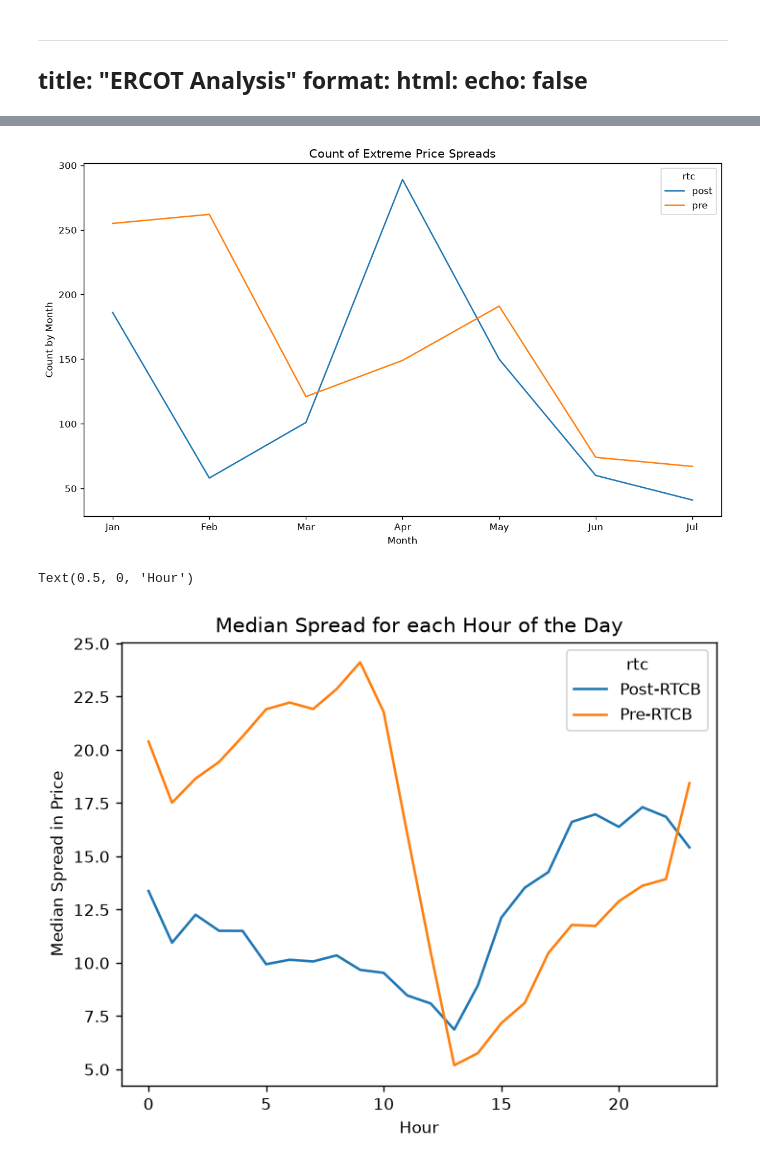
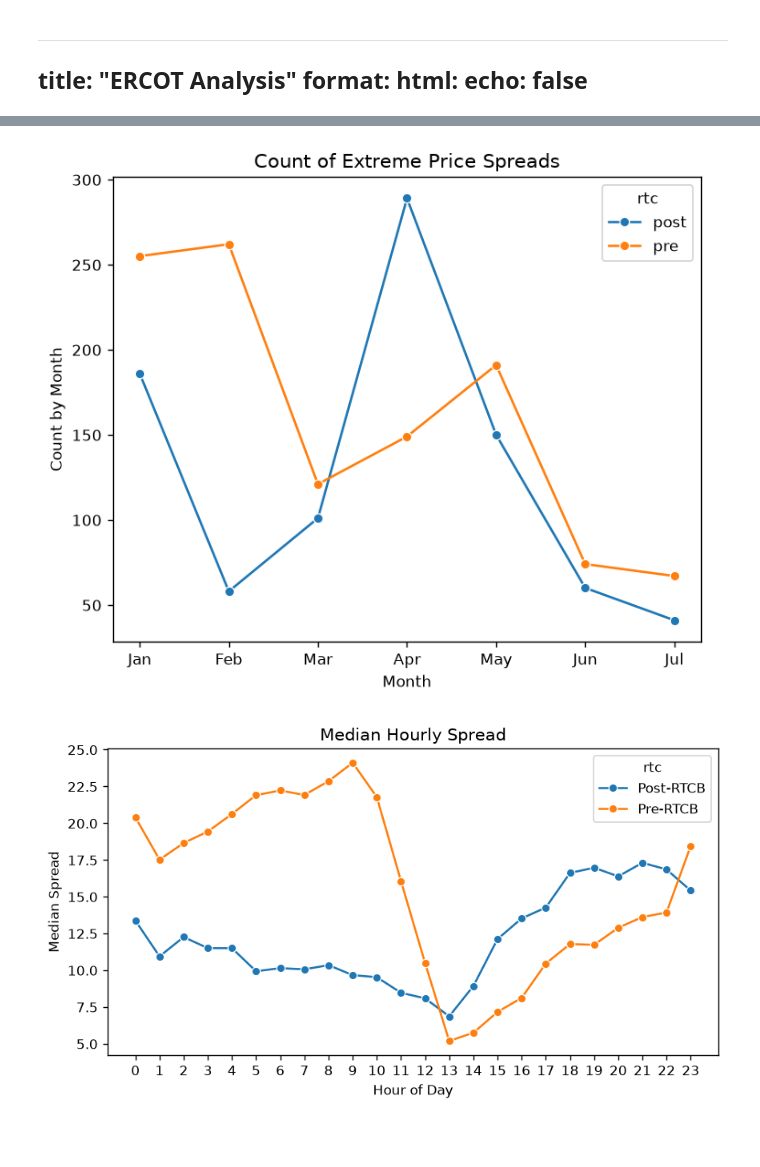
Before and after one commit to ogarz/artifex_quarto, a Jupyter notebook: projects/ercot_analysis.ipynb, the cells around one changed output, grey strips where cells are left out. Cells and saved outputs as stored; diff of their text form; code cells hidden in the pictures; blank space fills up the shorter version.

```diff
--- a/projects/ercot_analysis.ipynb
+++ b/projects/ercot_analysis.ipynb
@@ -21,35 +17,36 @@ ercot["time_utc"] = pd.to_datetime(ercot["datetime_utc"], format = "%m/%d/%y %H:
 # %%
 ercot_extreme = (
     ercot.groupby("time_utc", as_index = False)
     .agg(spread = ("price", lambda x: x.max() - x.min()))
     .assign(rtc = lambda x: np.where(x["time_utc"] < pd.Timestamp("12-05-2025"), "pre", "post"),
     ext_spread = lambda x: np.where(x['spread'] >= x.loc[x["rtc"] == "pre","spread"].quantile(.95), "extreme", "normal"),
     month = lambda x: x["time_utc"].dt.month)
     .query("((time_utc > '2025-01-01') & (time_utc < '2025-07-25')) | ((time_utc > '2026-01-01') & (time_utc < '2026-07-25'))")
     .groupby(["month", "rtc"], as_index=False)
     .agg(count_by_month =("ext_spread", lambda x: (x == "extreme").sum()))
 )
 
-fig, ax = plt.subplots(figsize=(10, 6))
+fig, ax = plt.subplots(figsize=(6, 5))
 
 sns.lineplot(
     data=ercot_extreme,
     x="month",
     y="count_by_month",
     hue="rtc",
+    marker = "o",
     ax=ax
 )
 
 ax.set_title("Count of Extreme Price Spreads")
 ax.set_ylabel("Count by Month")
 ax.set_xlabel("Month")
 ax.set_xticks([1, 2, 3, 4, 5, 6, 7])
 ax.set_xticklabels(["Jan", "Feb", "Mar", "Apr", "May", "Jun", "Jul"])
 
 plt.tight_layout()
 plt.show()
 # %% [output]
-[figure, old version]
+[figure, new version]
 # %%
 ercot_hourly_spread = (
     ercot.groupby("time_utc", as_index=False)
@@ -61,19 +58,27 @@ ercot_hourly_spread = (
     .agg(hourly_median = ("spread", lambda x: x.median()))
 )
 
+fig, ax1 = plt.subplots(figsize=(7, 4))
+
 sns.lineplot(
     data = ercot_hourly_spread,
     x = "hour_utc",
     y = "hourly_median",
-    hue = "rtc"
+    hue = "rtc",
+    marker = "o",
+    ax=ax1
 )
 
-plt.title("Median Spread for each Hour of the Day")
-plt.ylabel("Median Spread in Price")
-plt.xlabel("Hour")
+ax1.set_title("Median Hourly Spread")
+ax1.set_ylabel("Median Spread")
+ax1.set_xlabel("Hour of Day")
+ax1.set_xticks(range(24))
+ax1.set_xticklabels(range(24))
+
+plt.tight_layout()
+plt.show()
 # %% [output]
-Text(0.5, 0, 'Hour')
-[figure, old version]
+[figure, new version]
 # %%
 ercot_plot_south = (
     ercot.pivot(index = ["time_utc"], columns = "spn", values = "price").reset_index()
```
Also changed, not shown: parts of 4 cells of this notebook, 8 other files.
